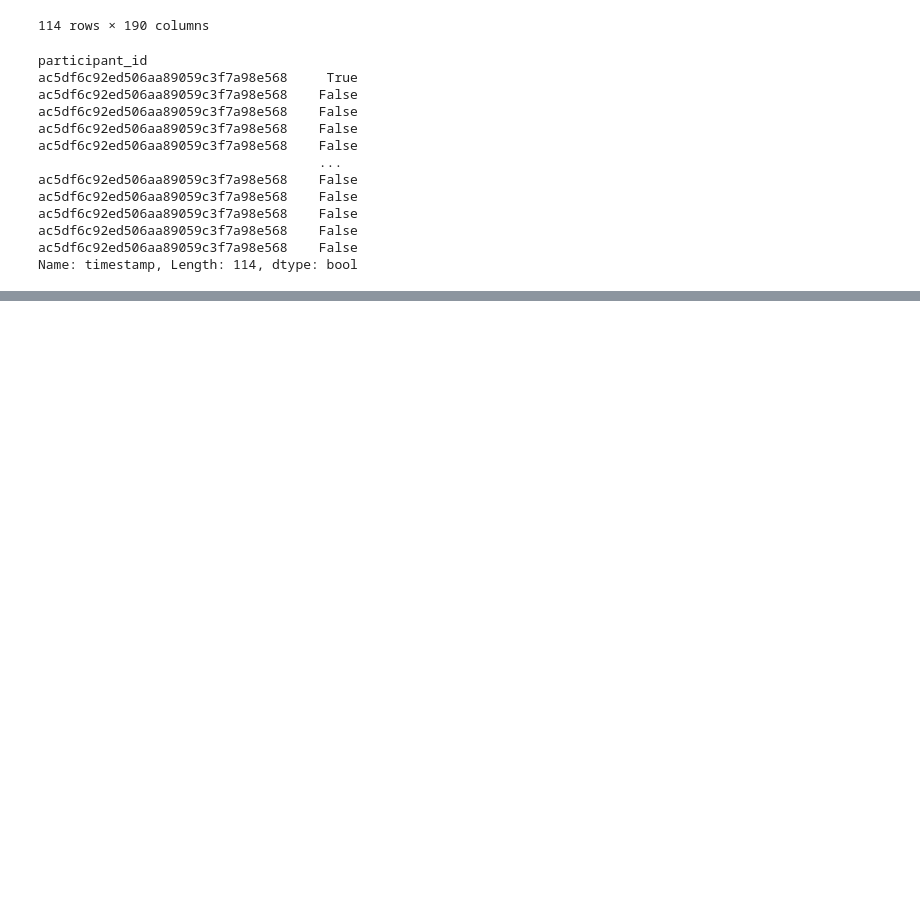
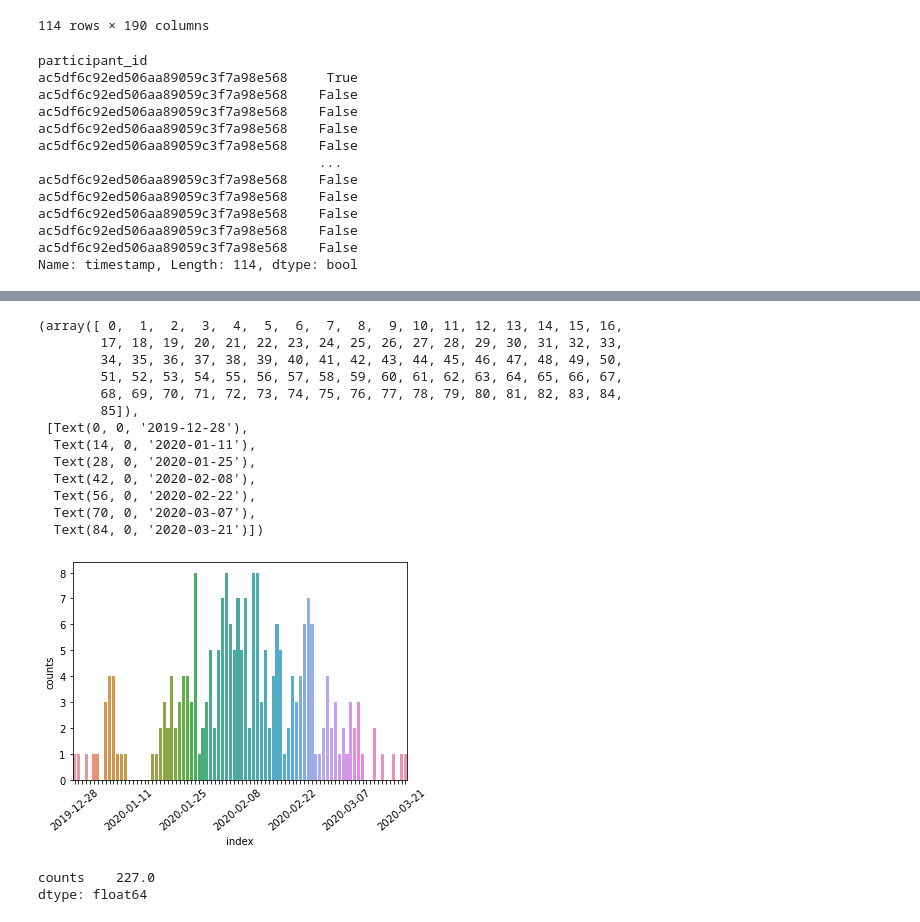
Before and after one commit to behavioral-data/Homekit2020, a Jupyter notebook: notebooks/mam/1.0-mam-eda.ipynb, the cells around one changed output, grey strips where cells are left out. Drawn from its saved outputs; the diff is of its cells as text; code cells hidden in the pictures; blank space fills up the shorter version.

```diff
--- a/notebooks/mam/1.0-mam-eda.ipynb
+++ b/notebooks/mam/1.0-mam-eda.ipynb
@@ -121,0 +153,8 @@ Name: timestamp, Length: 114, dtype: bool
+# %%
+## Days where positive test results were recorded:
+import src.data.task_datasets as td
+lab_results_reader = td.LabResultsReader()
+results = lab_results_reader.results
+results["_date"] = pd.to_datetime(results["trigger_datetime"].dt.date)
+results["is_pos"] = results["result"] == "Detected"
+pos_results = results[results["is_pos"]]
@@ -121,0 +163,32 @@ Name: timestamp, Length: 114, dtype: bool
+# %%
+counts = pos_results.value_counts("_date")\
+        .reindex(pd.date_range(min(pos_results["_date"]),max(pos_results["_date"])))\
+        .fillna(0)\
+        .rename("counts")\
+        .reset_index()
+counts["index"] = counts["index"].dt.date
+# %%
+ax = sns.barplot(x="index", y="counts", data=counts)
+n = 14  # Keeps every 7th label
+[l.set_visible(False) for (i,l) in enumerate(ax.xaxis.get_ticklabels()) if i % n != 0]
+plt.xticks(rotation=40)
+# %% [output]
+(array([ 0,  1,  2,  3,  4,  5,  6,  7,  8,  9, 10, 11, 12, 13, 14, 15, 16,
+        17, 18, 19, 20, 21, 22, 23, 24, 25, 26, 27, 28, 29, 30, 31, 32, 33,
+        34, 35, 36, 37, 38, 39, 40, 41, 42, 43, 44, 45, 46, 47, 48, 49, 50,
+        51, 52, 53, 54, 55, 56, 57, 58, 59, 60, 61, 62, 63, 64, 65, 66, 67,
+        68, 69, 70, 71, 72, 73, 74, 75, 76, 77, 78, 79, 80, 81, 82, 83, 84,
+        85]),
+ [Text(0, 0, '2019-12-28'),
+  Text(14, 0, '2020-01-11'),
+  Text(28, 0, '2020-01-25'),
+  Text(42, 0, '2020-02-08'),
+  Text(56, 0, '2020-02-22'),
+  Text(70, 0, '2020-03-07'),
+  Text(84, 0, '2020-03-21')])
+[figure, added]
+# %%
+counts.sum()
+# %% [output]
+counts    227.0
+dtype: float64
```
Also changed, not shown: parts of 7 cells of this notebook, 3 other files.
